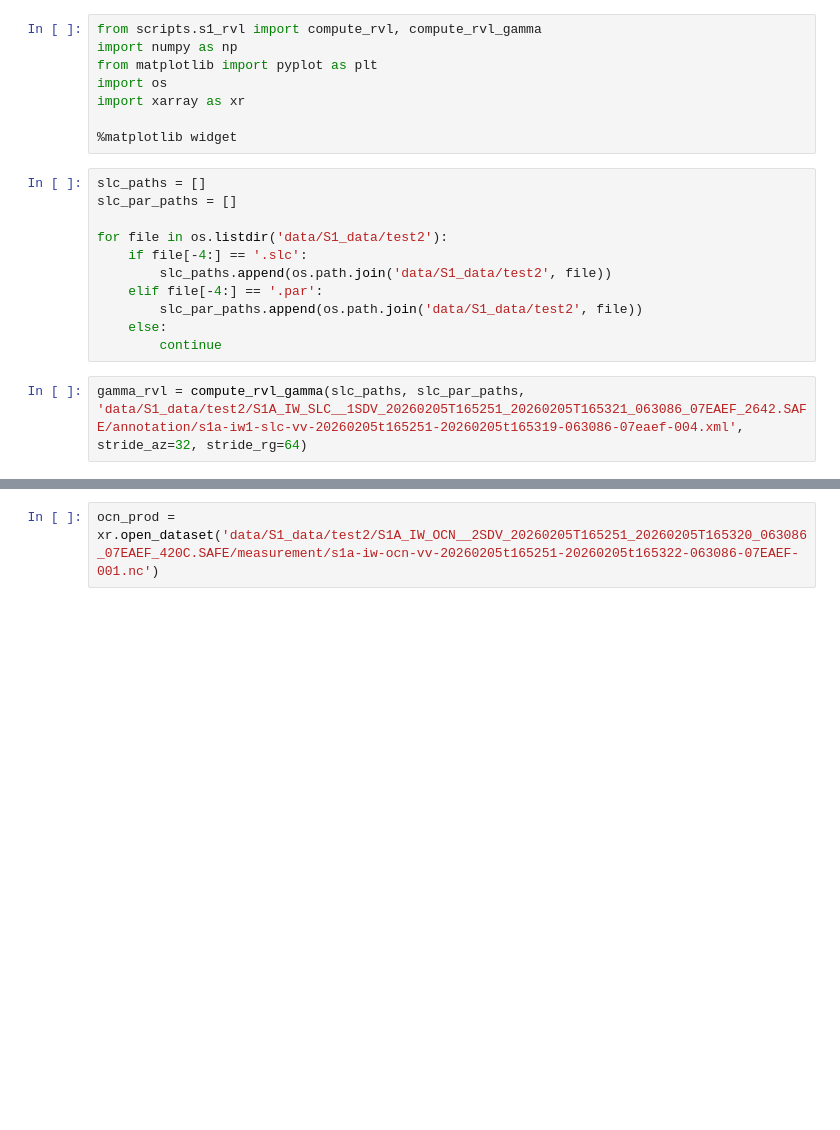
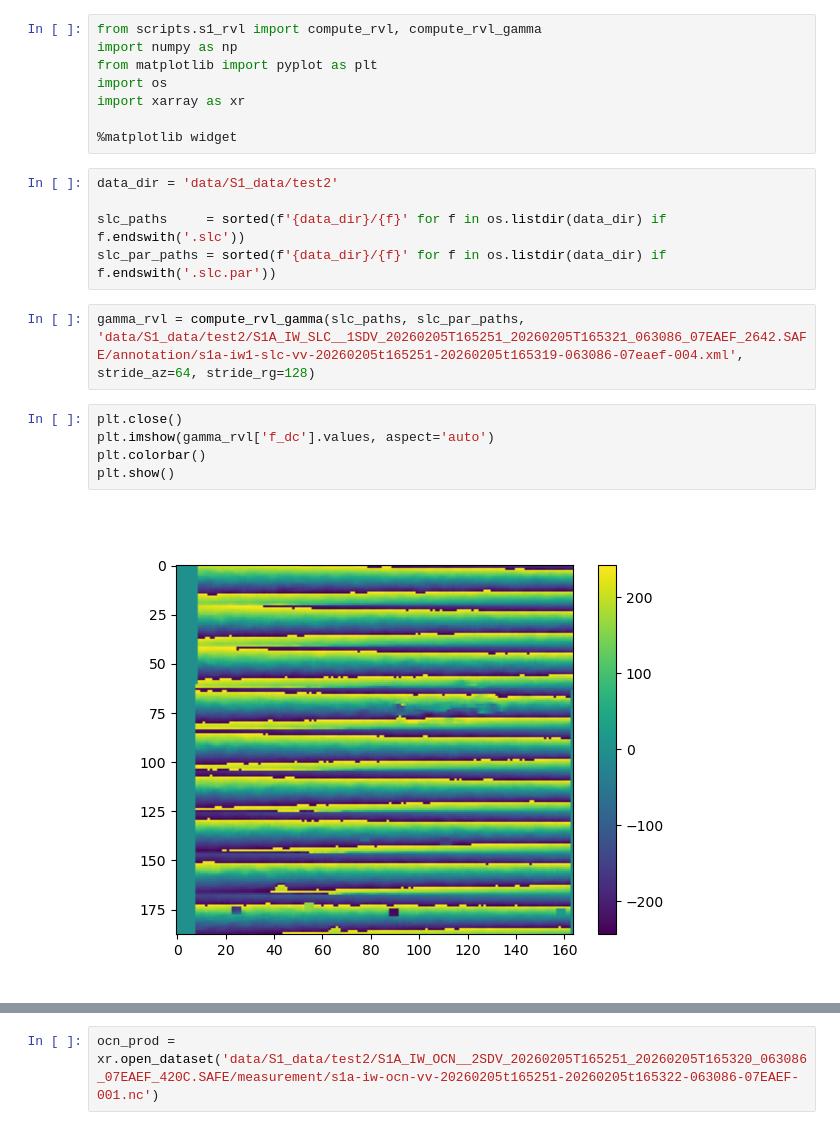
Before and after one commit to oscipal/ocean_current_retrieval, a Jupyter notebook: notebooks/s1_ocean.ipynb, the cells around one changed output, grey strips where cells are left out. Saved outputs shown, nothing was run; the diff lists cells and outputs as text; blank space fills up the shorter version.

```diff
--- a/notebooks/s1_ocean.ipynb
+++ b/notebooks/s1_ocean.ipynb
@@ -7,15 +7,16 @@ import xarray as xr
 
 %matplotlib widget
 # %%
-slc_paths = []
-slc_par_paths = []
+data_dir = 'data/S1_data/test2'
 
-for file in os.listdir('data/S1_data/test2'):
-    if file[-4:] == '.slc':
-        slc_paths.append(os.path.join('data/S1_data/test2', file))
-    elif file[-4:] == '.par':
-        slc_par_paths.append(os.path.join('data/S1_data/test2', file))
-    else:
-        continue
+slc_paths     = sorted(f'{data_dir}/{f}' for f in os.listdir(data_dir) if f.endswith('.slc'))
+slc_par_paths = sorted(f'{data_dir}/{f}' for f in os.listdir(data_dir) if f.endswith('.slc.par'))
-# %%
-gamma_rvl = compute_rvl_gamma(slc_paths, slc_par_paths, 'data/S1_data/test2/S1A_IW_SLC__1SDV_20260205T165251_20260205T165321_063086_07EAEF_2642.SAFE/annotation/s1a-iw1-slc-vv-20260205t165251-20260205t165319-063086-07eaef-004.xml', stride_az=32, stride_rg=64)
+# %%
+gamma_rvl = compute_rvl_gamma(slc_paths, slc_par_paths, 'data/S1_data/test2/S1A_IW_SLC__1SDV_20260205T165251_20260205T165321_063086_07EAEF_2642.SAFE/annotation/s1a-iw1-slc-vv-20260205t165251-20260205t165319-063086-07eaef-004.xml', stride_az=64, stride_rg=128)
+# %%
+plt.close()
+plt.imshow(gamma_rvl['f_dc'].values, aspect='auto')
+plt.colorbar()
+plt.show()
+# %% [output]
+[figure, new version]
```
Also changed, not shown: parts of 8 cells of this notebook, 3 other files.
